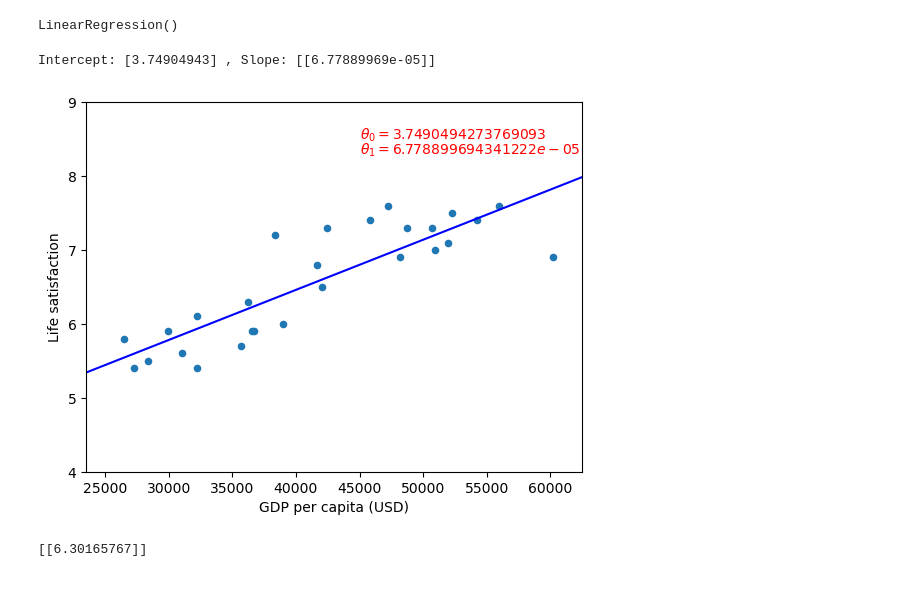
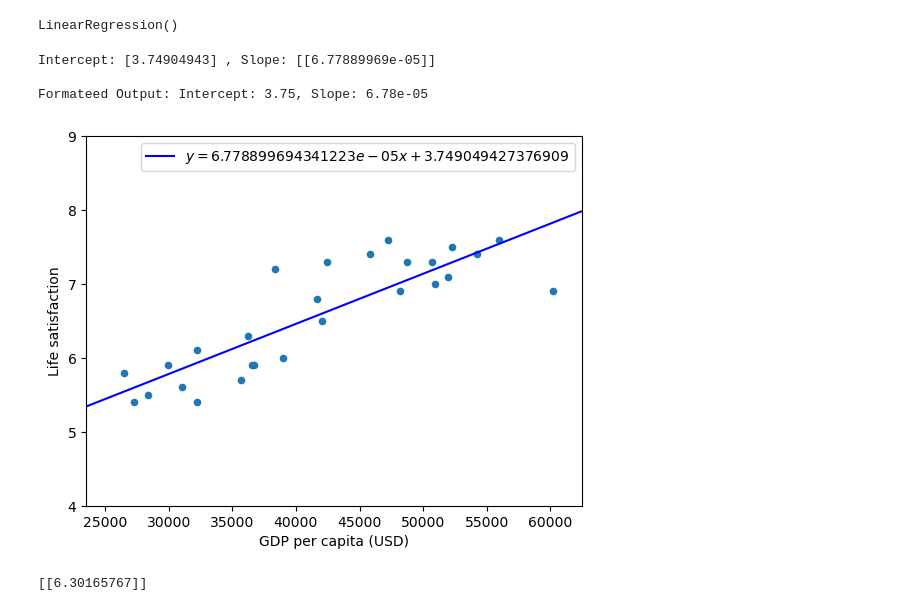
Before and after one commit to PradipKumarDas/Teaching, a Jupyter notebook: 22AM145-Machine_Learning/1.1_life_satisfaction_index_prediction.ipynb, the cells around one changed output. Cells and saved outputs as stored; diff of their text form; code cells hidden in the pictures.

```diff
--- a/22AM145-Machine_Learning/1.1_life_satisfaction_index_prediction.ipynb
+++ b/22AM145-Machine_Learning/1.1_life_satisfaction_index_prediction.ipynb
@@ -57,27 +64,34 @@ lin_reg.fit(X, y)
 # %% [output]
 LinearRegression()
 # %%
-# Shows parameters for trained linear model
+# Prints parameters of the trained linear model
 
 print("Intercept:", lin_reg.intercept_, ", Slope:", lin_reg.coef_)
+
+print("\nFormated Output: Intercept: {0:.2f}, Slope: {1:.2e}".format(lin_reg.intercept_[0], lin_reg.coef_[0][0]))
 # %% [output]
 Intercept: [3.74904943] , Slope: [[6.77889969e-05]]
+
+Formateed Output: Intercept: 3.75, Slope: 6.78e-05
-# %%
-# Visualizes the fitted linear model
-
-# First, gets two points of the line to draw
-line_x = np.linspace(20000, 65000, 2)
-line_y = lin_reg.coef_*line_x + lin_reg.intercept_
-line_y = line_y.reshape(-1)
-
-# And then plot the line over all the data points
-lifesat.plot(kind='scatter', x="GDP per capita (USD)", y="Life satisfaction")
-plt.axis([23500, 62500, 4, 9])
-plt.plot(line_x, line_y, "b")
-plt.text(45000, 8.5, fr"$\theta_0 = {lin_reg.intercept_[0]} $", color="r")
-plt.text(45000, 8.3, fr"$\theta_1 = {lin_reg.coef_[0][0]} $", color="r")
-
-plt.show()
-# %% [output]
-[figure, removed]
+# %%
+# Visualizes the fitted linear model
+
+# First, plots all the data points
+life_sat_index.plot(kind='scatter', x="GDP per capita (USD)", y="Life satisfaction")
+plt.axis([23500, 62500, 4, 9])
+
+# Extracts slope and intercept
+m = lin_reg.coef_[0][0]
+c = lin_reg.intercept_[0]
+
+# Plots the line directly with slope and intersect
+plt.axline(xy1=(0, c), slope=m, color="blue", label=f'$y={m}x {c:+}$')
+
+# Shows the linear model equation by enabling legend
+plt.legend()
+
+# Finally, renders the plot
+plt.draw()
+# %% [output]
+[figure, added]
 # %%
```
Also changed, not shown: parts of 17 cells of this notebook.
